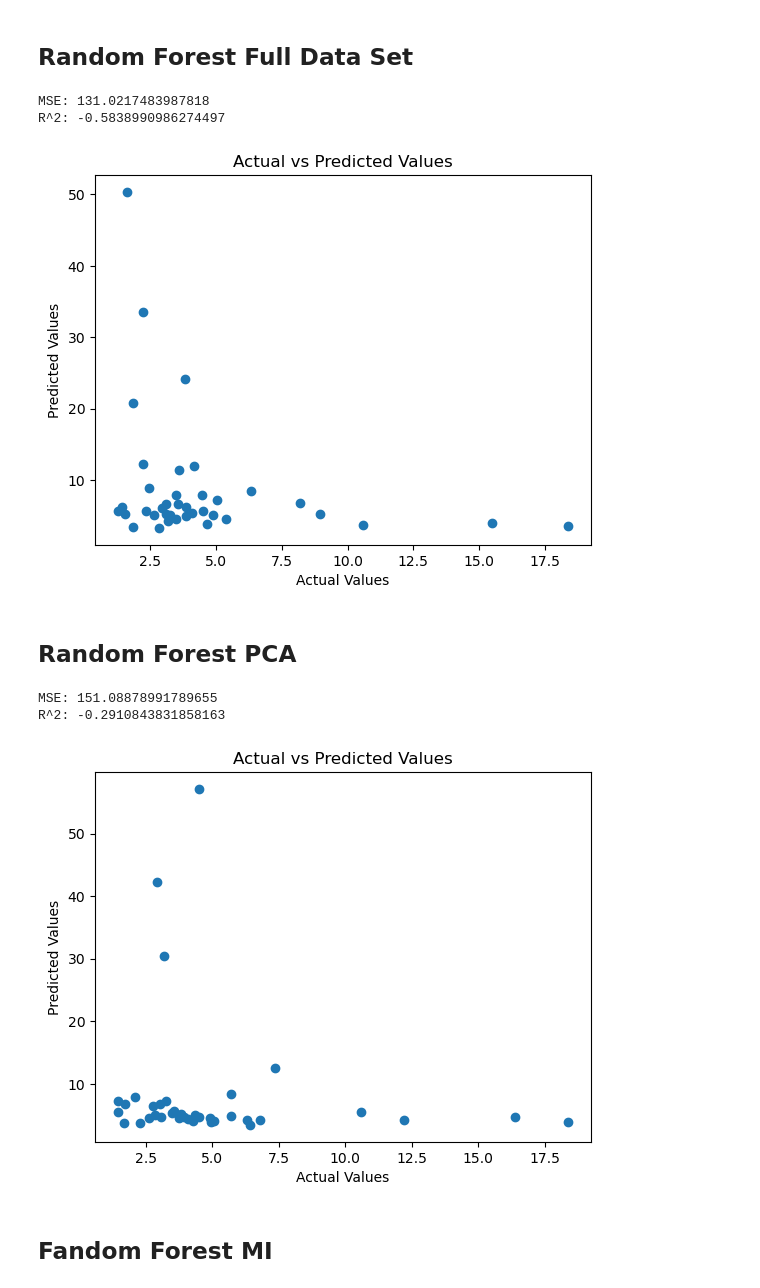
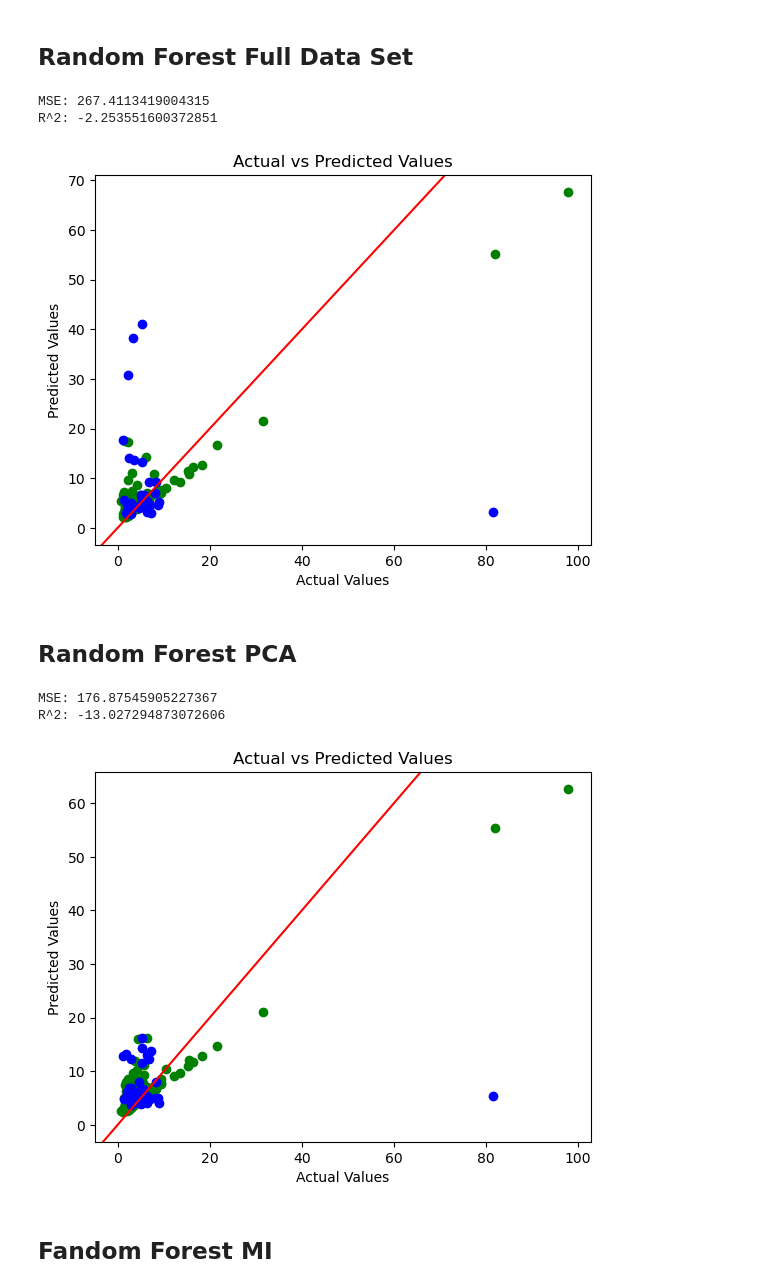
Before and after one commit to tylersmed/LCA_Machine_Learning, a Jupyter notebook: recreating-paper/random_forest_model.ipynb, the cells around one changed output. Cells and saved outputs as stored; diff of their text form; code cells hidden in the pictures.

Commit message:
redid data processing

```diff
--- a/recreating-paper/random_forest_model.ipynb
+++ b/recreating-paper/random_forest_model.ipynb
@@ -12,7 +12,7 @@ from sklearn.ensemble import RandomForestRegressor
 from sklearn.model_selection import train_test_split
 from sklearn.metrics import mean_squared_error, r2_score
 # %%
-full_df = pd.read_csv('data/preprocessed_normalized_GWP.csv')
+full_df = pd.read_csv('data/filtered_normalized.csv')
 pca_df = pd.read_csv('data/PCA_components_GWP.csv')
 mi_df = pd.read_csv('data/MI_variables.csv')
 # %% [markdown]
@@ -24,22 +24,25 @@ X_full_train, X_full_test, y_full_train, y_full_test = train_test_split(X_full,
 # %%
-rf = RandomForestRegressor(n_estimators= 500)
+rf = RandomForestRegressor(n_estimators = 300, criterion='poisson')
 
 rf.fit(X_full_train, y_full_train)
 full_pred = rf.predict(X_full_test)
+full_pred_train = rf.predict(X_full_train)
 
 print("MSE:", mean_squared_error(full_pred, y_full_test))
 print("R^2:", r2_score(full_pred, y_full_test))
 # %% [output]
-MSE: 131.0217483987818
-R^2: -0.5838990986274497
+MSE: 267.4113419004315
+R^2: -2.253551600372851
 # %%
-plt.scatter(y_full_test, full_pred)
+plt.scatter(y_full_train, full_pred_train, color = 'green')
+plt.scatter(y_full_test, full_pred, color = 'blue')
+plt.axline([0, 0], [1, 1], color = 'red')
 plt.xlabel('Actual Values')
 plt.ylabel('Predicted Values')
 plt.title('Actual vs Predicted Values')
 plt.show()
 # %% [output]
-[figure, old version]
+[figure, new version]
 # %% [markdown]
 ## Random Forest PCA
 # %%
@@ -49,20 +52,24 @@ X_pca_train, X_pca_test, y_pca_train, y_pca_test = train_test_split(X_pca, y_pca
 # %%
 rf.fit(X_pca_train, y_pca_train)
 pca_pred = rf.predict(X_pca_test)
+pca_pred_train = rf.predict(X_pca_train)
+
 
 print("MSE:", mean_squared_error(pca_pred, y_pca_test))
 print("R^2:", r2_score(pca_pred, y_pca_test))
 # %% [output]
-MSE: 151.08878991789655
-R^2: -0.2910843831858163
+MSE: 176.87545905227367
+R^2: -13.027294873072606
 # %%
-plt.scatter(y_pca_test, pca_pred)
+plt.scatter(y_pca_train, pca_pred_train, color='green')
+plt.scatter(y_pca_test, pca_pred, color='blue')
+plt.axline([0, 0], [1, 1], color='red')
 plt.xlabel('Actual Values')
 plt.ylabel('Predicted Values')
 plt.title('Actual vs Predicted Values')
 plt.show()
 # %% [output]
-[figure, old version]
+[figure, new version]
 # %% [markdown]
 ## Fandom Forest MI
 # %%
```
Also changed, not shown: parts of 5 cells of this notebook, 7 other files.
